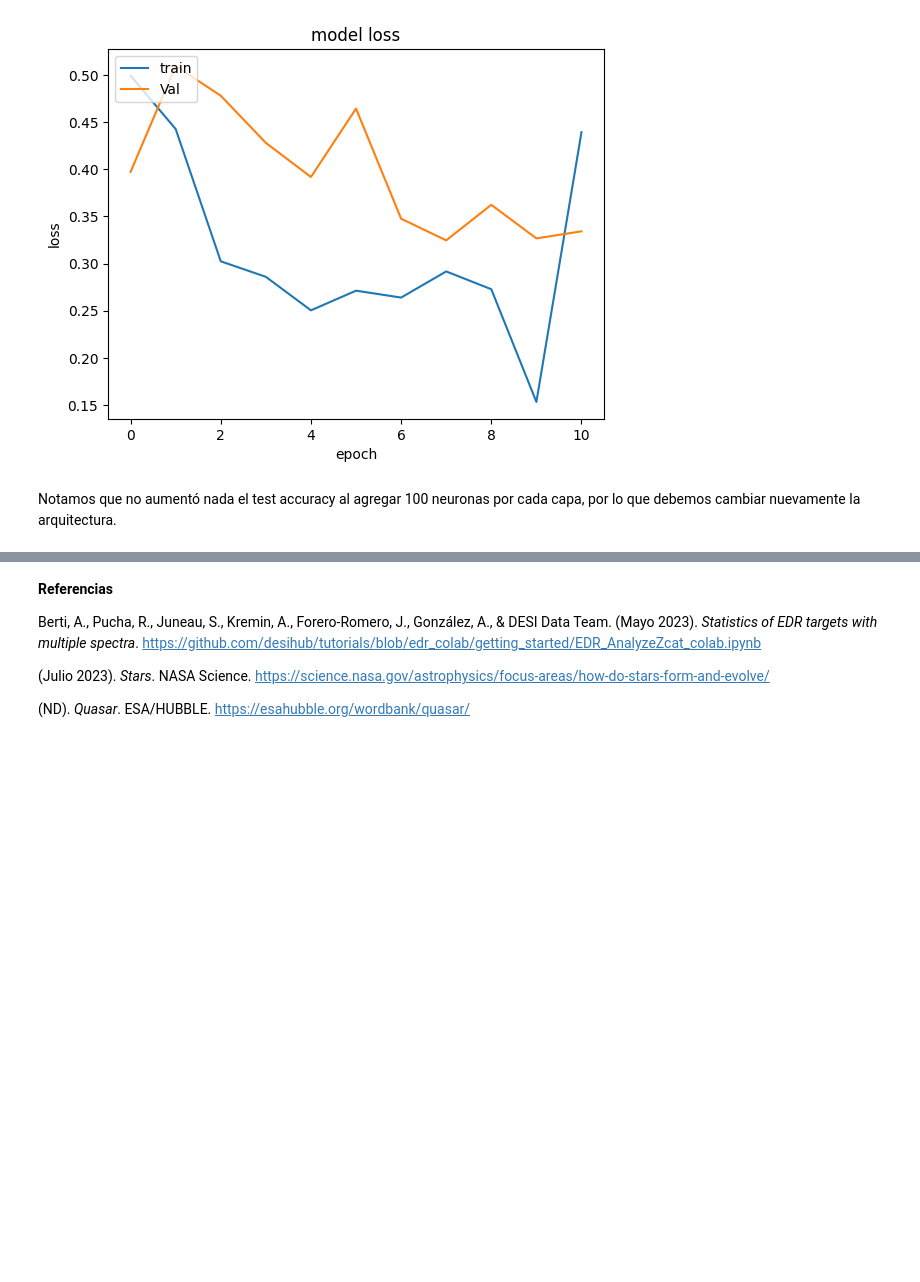
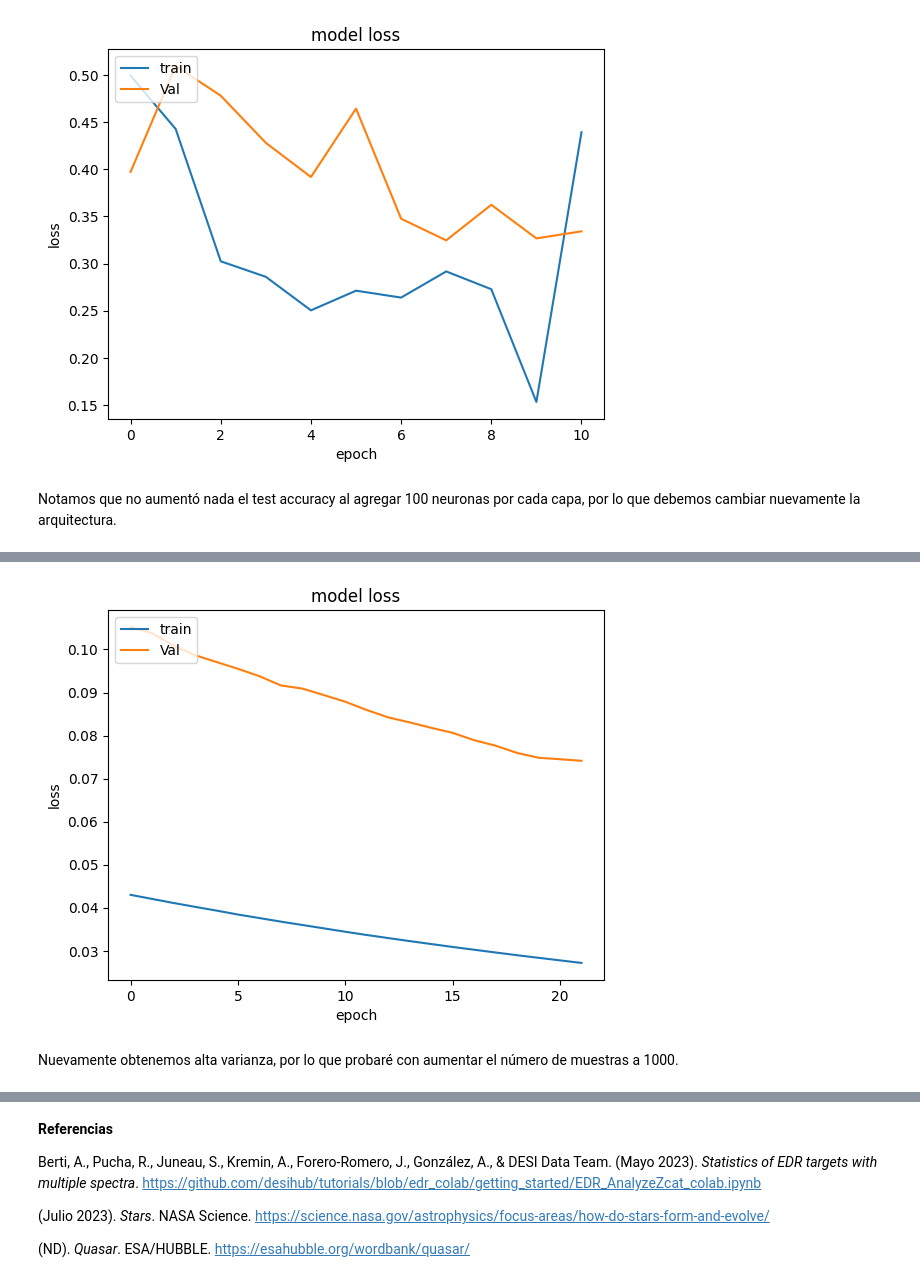
Before and after one commit to DCI-alxogm/ml2023-BlackPuma075, a Jupyter notebook: Dic_08_14/EDR_NN_Binary_QSO_STAR.ipynb, the cells around one changed output, grey strips where cells are left out. Saved outputs shown, nothing was run; the diff lists cells and outputs as text; code cells hidden in the pictures; blank space fills up the shorter version.

```diff
--- a/Dic_08_14/EDR_NN_Binary_QSO_STAR.ipynb
+++ b/Dic_08_14/EDR_NN_Binary_QSO_STAR.ipynb
@@ -439,7 +427,7 @@ specs3.shape, y.shape #Ahora tengo el espectro de 88 objetos (12 objetos arrojar
 
 for i in range(len(y)):
   if y[i]==0:
-    y = np.delete(y,i)
+    y = np.delete(y,i, 0)
 # %% [output]
 IndexError: ignored
 # %%
@@ -511,13 +499,14 @@ from sklearn import preprocessing
 %matplotlib inline
 # %%
 #Nuestros datos ya están de la forma (n features, n samples), solo hay que normalizarlos
-#Renombro los datos solo para tener una notación más familiar y fácil de recordar
-X_flatten = specs3.T
+
+#Renombro los datos solo para tener una notación más familiar y fácil de recordar (notación que usamos en los ejercicios durante el curso)
+X_flatten = specs.T
 Y = y
 
 scaler=preprocessing.StandardScaler().fit(X_flatten)
 X_scaled = scaler.transform(X_flatten)
-X_scaled.shape
+X_scaled.shape #corroboro que los datos estén de la forma (n features, n samples)
 # %% [output]
 (7781, 88)
 # %%
@@ -883,0 +875,17 @@ Notamos que no aumentó nada el test accuracy al agregar 100 neuronas por cada c
+# %%
+tf.random.set_seed(1234)
+model6 = Sequential(
+    [
+        tf.keras.Input(shape=(x_train.shape[1],)),
+        Dense(40, activation='relu', name = 'layer0'),
+        Dense(30, activation='relu', name = 'layer1'),
+        Dense(20, activation='relu', name = 'layer2'),
+        Dense(1, activation='sigmoid', name = 'layer3'),
+     ]
+)
+model6.summary()
+model6.compile(
+    loss = tf.keras.losses.BinaryCrossentropy(),
+    optimizer='sgd',
+    metrics=[tf.keras.metrics.BinaryAccuracy()]
+)
@@ -883,0 +910,11 @@ Notamos que no aumentó nada el test accuracy al agregar 100 neuronas por cada c
+# %%
+history6 = model6.fit(
+    x_train,y_train,
+    epochs=22,
+    batch_size=4,
+    validation_split=0.1
+)
+
+y_hat = model6.predict(x_test)
+y_hat= (y_hat >= 0.5).astype(int)
+print("test accuracy: {} %".format(100 - np.mean(np.abs(y_hat - y_test)) * 100))
@@ -883,0 +939,12 @@ Notamos que no aumentó nada el test accuracy al agregar 100 neuronas por cada c
+# %%
+plt.plot(history6.history['loss'])
+plt.plot(history6.history['val_loss'])
+plt.title('model loss')
+plt.ylabel('loss')
+plt.xlabel('epoch')
+plt.legend(['train', 'Val'], loc='upper left')
+plt.show()
+# %% [output]
+[figure, added]
+# %% [markdown]
+Nuevamente obtenemos alta varianza, por lo que probaré con aumentar el número de muestras a 1000.
```
Also changed, not shown: parts of 58 cells of this notebook.
